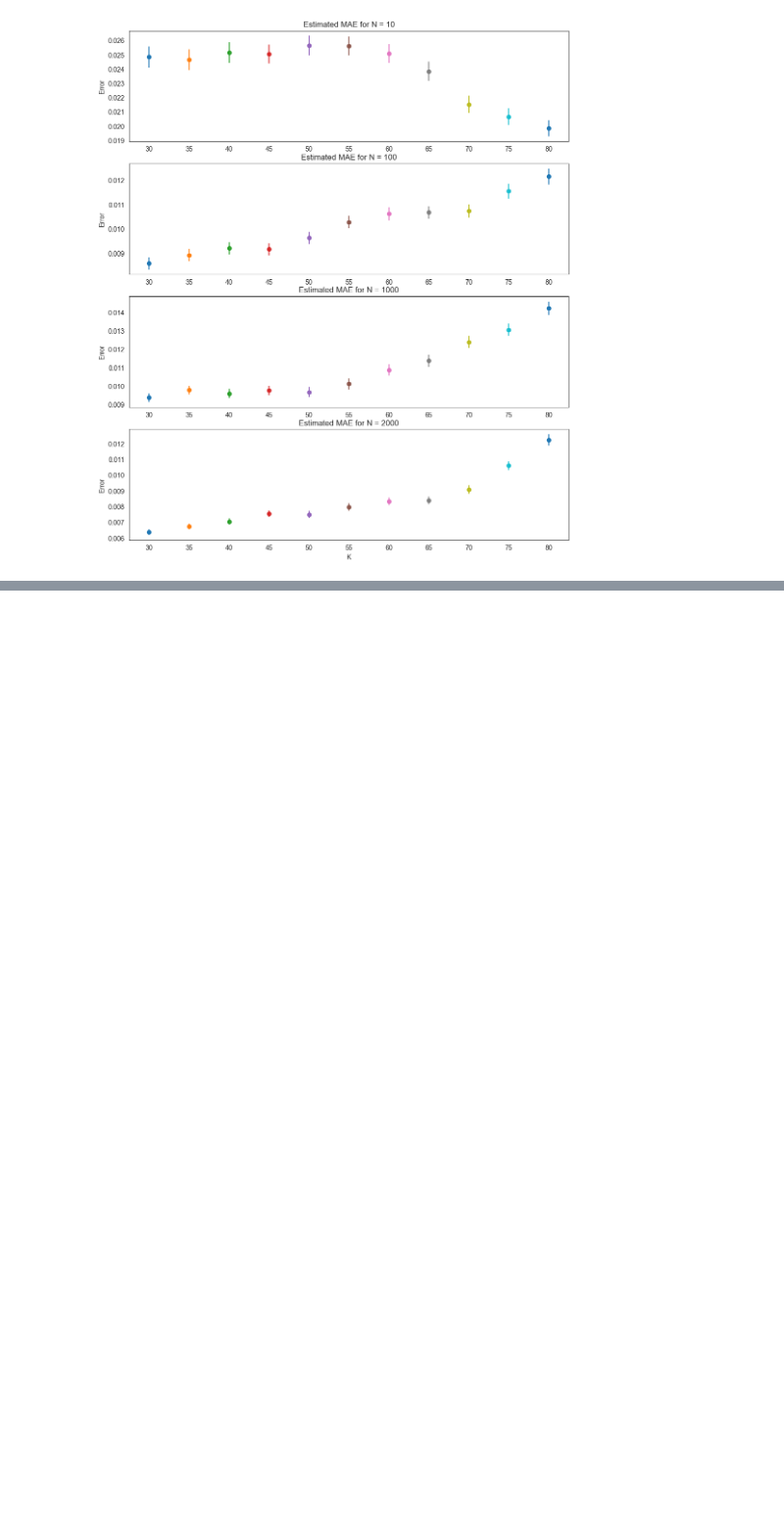
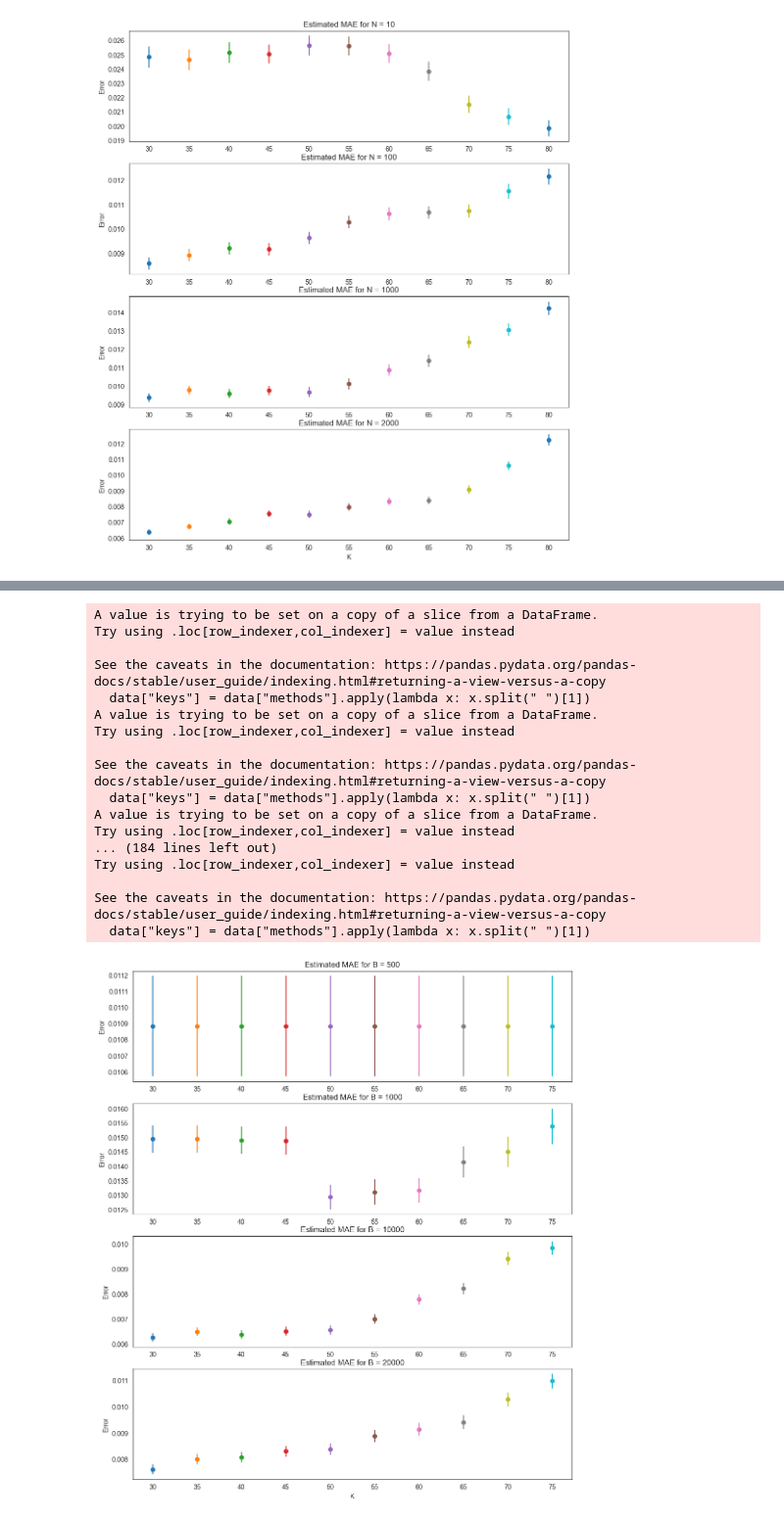
Before and after one commit to Monoxido45/CSI, a Jupyter notebook: experiments/simple_bff.ipynb, the cells around one changed output, grey strips where cells are left out. Shown at 98% size. Cells and saved outputs as stored; diff of their text form; code cells hidden in the pictures; blank space fills up the shorter version.

Commit message:
add simple bff experiment varying B

```diff
--- a/experiments/simple_bff.ipynb
+++ b/experiments/simple_bff.ipynb
@@ -621,3 +621,19 @@ Try using .loc[row_indexer,col_indexer] = value instead
 See the caveats in the documentation: https://pandas.pydata.org/pandas-docs/stable/user_guide/indexing.html#returning-a-view-versus-a-copy
   data["keys"] = data["methods"].apply(lambda x: x.split(" ")[1])
 [figure]
+# %%
+n_out = 750
+thetas = np.linspace(-4.999, 4.999, n_out)
+
+for k in K_s:
+
+    cov_5000[k] = compute_MAE_N(
+        thetas,
+        N=np.array([1000]),
+        naive_n=500,
+        min_samples_leaf=300,
+        n=2000,
+        seed=1250,
+        K = k,
+    )
+    print(f"Done for K = {k}")
@@ -623,0 +672,40 @@ See the caveats in the documentation: https://pandas.pydata.org/pandas-docs/stab
+# %%
+fig, ax = plt.subplots(ncols=1, nrows=4, figsize=(12, 14))
+
+for k in range(30, 80, 5):  # Corrected range for k
+
+    for i, B in enumerate([500, 1000,  10000, 20000]):
+        data = cov_5000[k].query(f"B == {B} & methods == 'LOFOREST'")
+        data.loc[(data["B"] == B) & (data["methods"] == "LOFOREST"), "methods"] = f"LOFOREST {k}"
+        data["keys"] = data["methods"].apply(lambda x: x.split(" ")[1])
+        keys = data.iloc[:, 5].values
+        mae = data.iloc[:, 3].values
+        std_err = data.iloc[:, 4].values
+        ax[i].errorbar(keys, mae, yerr=std_err, fmt="o", label=f"K = {k}")  # PlottiBg the data
+        #ax[i].set_xticks(list(raBge(30, 85, 5)))  # SettiBg x-ticks
+        ax[i].set_ylabel("Error")  # LabeliBg y-axis
+        ax[i].set_title(f"Estimated MAE for B = {B}")  # Setting subplot titles
+
+ax[3].set_xlabel("K")  # Labeling x-axis for the last subplot
+#ax[1].legend(loc='upper left', bbox_to_anchor=(1, 1))  # Adding legend
+#plt.savefig("simple_bff_K_B_experiment.pdf", format="pdf", bbox_inches="tight")  # Saving plot to PDF
+plt.show()  # Displaying the plot
+# %% [output]
+A value is trying to be set on a copy of a slice from a DataFrame.
+Try using .loc[row_indexer,col_indexer] = value instead
+
+See the caveats in the documentation: https://pandas.pydata.org/pandas-docs/stable/user_guide/indexing.html#returning-a-view-versus-a-copy
+  data["keys"] = data["methods"].apply(lambda x: x.split(" ")[1])
+A value is trying to be set on a copy of a slice from a DataFrame.
+Try using .loc[row_indexer,col_indexer] = value instead
+
+See the caveats in the documentation: https://pandas.pydata.org/pandas-docs/stable/user_guide/indexing.html#returning-a-view-versus-a-copy
+  data["keys"] = data["methods"].apply(lambda x: x.split(" ")[1])
+A value is trying to be set on a copy of a slice from a DataFrame.
+Try using .loc[row_indexer,col_indexer] = value instead
+... (184 lines left out)
+Try using .loc[row_indexer,col_indexer] = value instead
+
+See the caveats in the documentation: https://pandas.pydata.org/pandas-docs/stable/user_guide/indexing.html#returning-a-view-versus-a-copy
+  data["keys"] = data["methods"].apply(lambda x: x.split(" ")[1])
+[figure, added]
```
Also changed, not shown: parts of 2 cells of this notebook, 1 other file.
